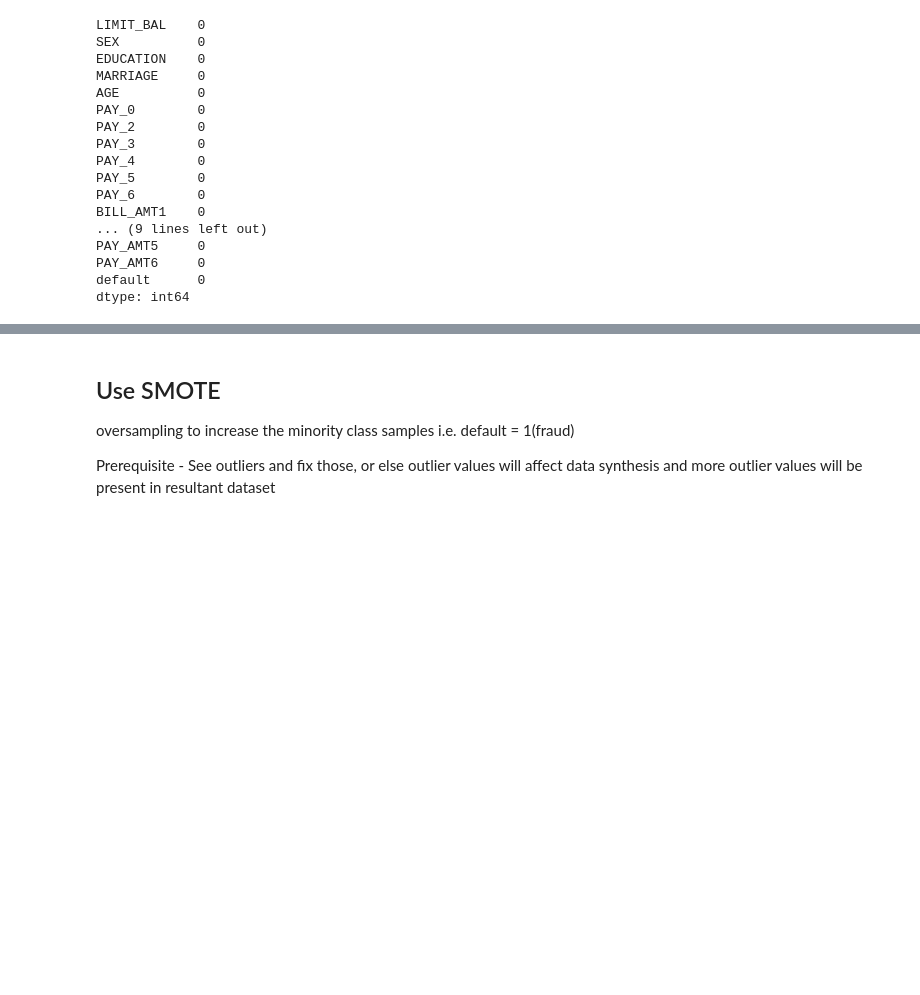
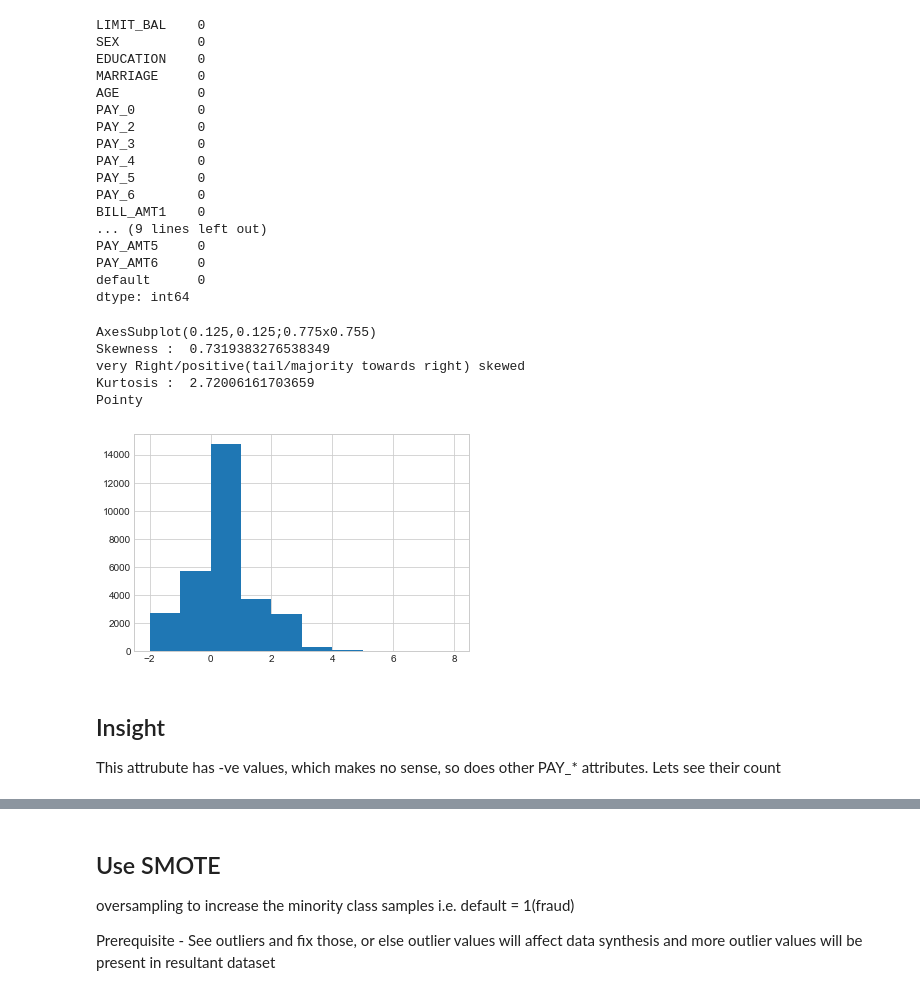
Before and after one commit to pat-123/credit_card_fraud, a Jupyter notebook: notebooks/credit_card.ipynb, the cells around one changed output, grey strips where cells are left out. Cells and saved outputs as stored; diff of their text form; code cells hidden in the pictures; blank space fills up the shorter version.

```diff
--- a/notebooks/credit_card.ipynb
+++ b/notebooks/credit_card.ipynb
@@ -84,3 +84,47 @@ PAY_AMT5     0
 PAY_AMT6     0
 default      0
 dtype: int64
+# %%
+#Functions block
+def get_fn_ratio(dv):
+    return len(dv[dv == 0]),len(dv[dv == 1])
+def skew_kurt_analysis(data,label_):
+    print('---------------%s---------------'%label_)
+    print(data.hist(label = label_))
+    skew_ =  skew(data)
+    print('Skewness : ',skew_)
+    if abs(skew_) < 0.5 :
+        txt = 'Moderately symm'
+    else:
+        txt = 'very %s skewed'%('Right/positive(tail/majority towards right)' if skew_ > 0 else 'Left/negative(tail/majority towards left)')
+    print(txt)
+    kurtosis_ =  kurtosis(data)
+    print('Kurtosis : ',kurtosis_)
+    if abs(kurtosis_) < 0.5 :
+        txt = 'Moderately Bell shaped'
+    else:
+        txt = 'Pointy' if kurtosis_ >0 else 'Flat'
+    print(txt)
+
+    #print('kurtosis :',kurtosis(data))
+def get_col_names(data):
+    """This function segregates and returns the continous and categorical column names in the dataframe passed"""
+    continous_names = []
+    categ_names = []
+    for i in data.columns:
+        continous_names.append(i) if data.loc[:,i].dtypes in ['int64','int32','float32','float64'] \
+        else categ_names.append(i)
+    return continous_names,categ_names
+# %%
+#Univariate analysis
+skew_kurt_analysis(train_df.PAY_0)
+# %% [output]
+AxesSubplot(0.125,0.125;0.775x0.755)
+Skewness :  0.7319383276538349
+very Right/positive(tail/majority towards right) skewed
+Kurtosis :  2.72006161703659
+Pointy
+[figure, added]
+# %% [markdown]
+## Insight
+This attrubute has -ve values, which makes no sense, so does other PAY_* attributes. Lets see their count
```
Also changed, not shown: parts of 12 cells of this notebook, 1 other file.
